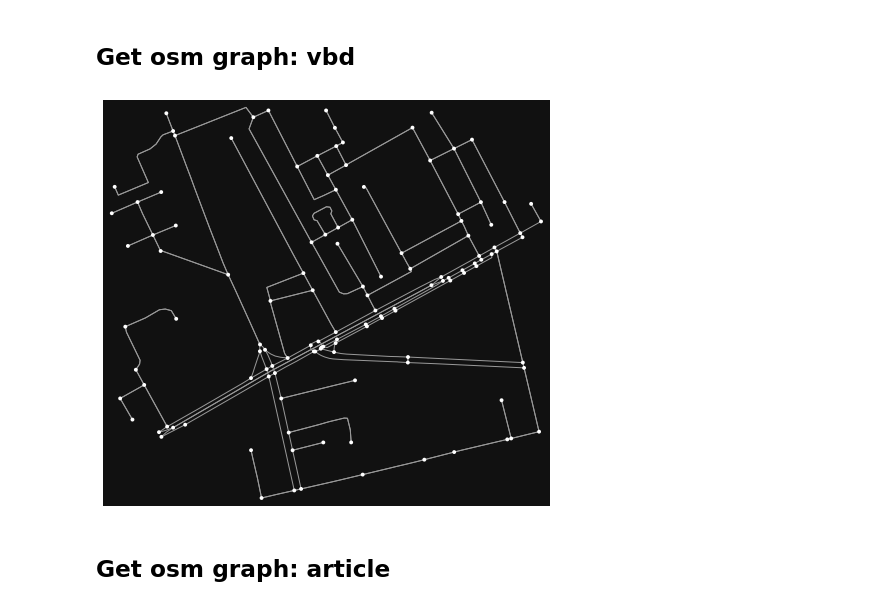
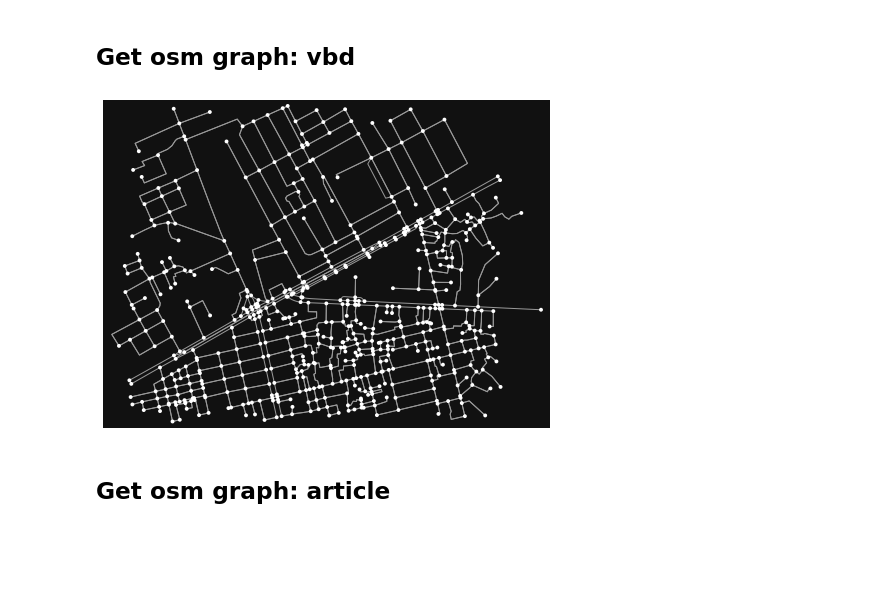
Before and after one commit to thanhhuynhk17/osmnx, a Jupyter notebook: map-matching.ipynb, the cells around one changed output. Cells and saved outputs as stored; diff of their text form; code cells hidden in the pictures; blank space fills up the shorter version.

```diff
--- a/map-matching.ipynb
+++ b/map-matching.ipynb
@@ -38,14 +38,14 @@ http://kuanbutts.com/2020/08/25/simplified-map-matching/
 # %%
 min_x = df['x'].min()
 max_x = df['x'].max()
 
 min_y = df['y'].min()
 max_y = df['y'].max()
 west, south, east, north = max_x, min_y, min_x, max_y
-G1 = ox.graph_from_bbox(north, south, east, west,network_type='drive')
+G1 = ox.graph_from_bbox(north, south, east, west,network_type='all_private', truncate_by_edge=True)
 fig, ax = ox.plot_graph(G1)
 # %% [output]
-[figure, old version]
+[figure, new version]
 # %% [markdown]
 ## Get osm graph: article
 # %%
```
Also changed, not shown: parts of 4 cells of this notebook, 2 other files.
